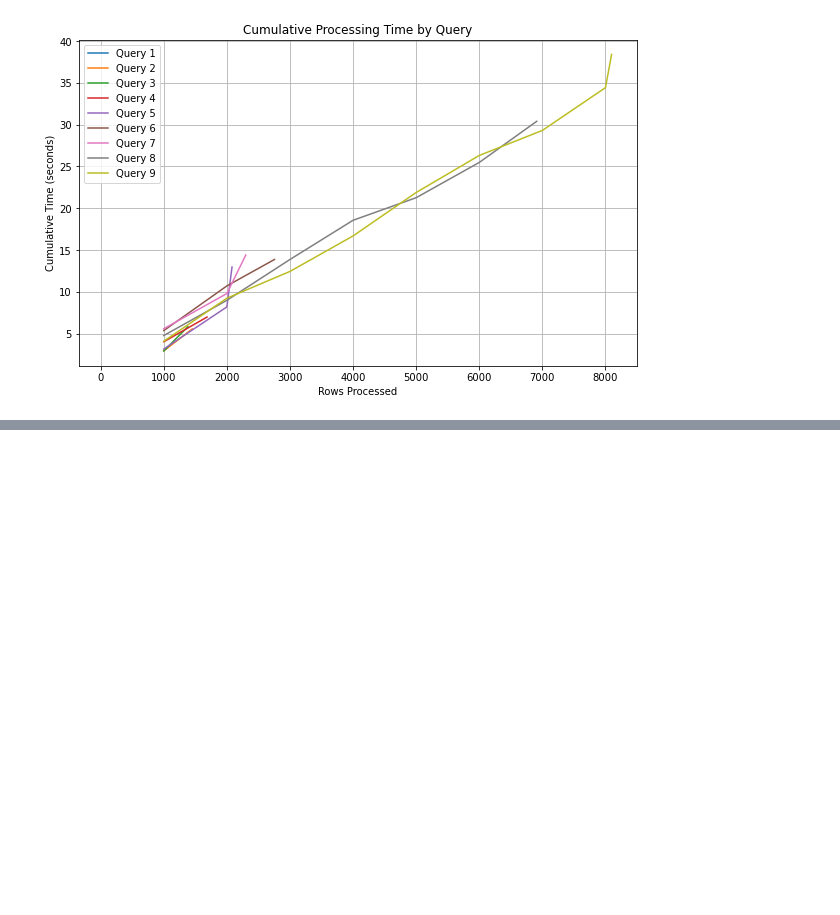
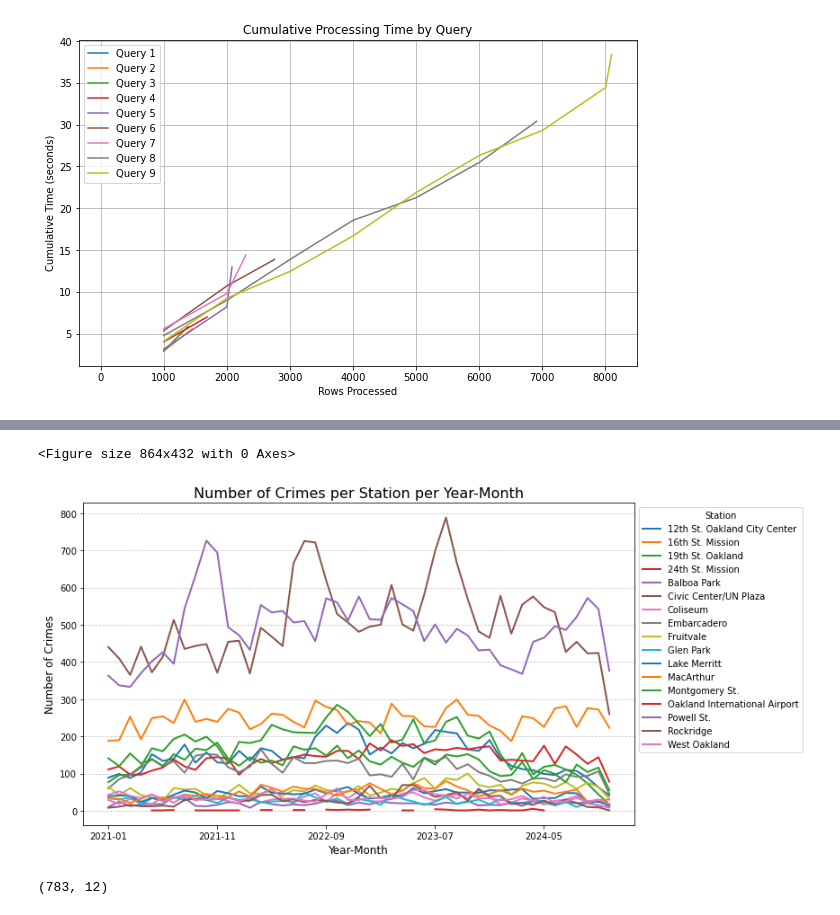
Before and after one commit to dysonkona/STA-141B-Final-Project, a Jupyter notebook: finalproj.ipynb, the cells around one changed output, grey strips where cells are left out. Cells and saved outputs as stored; diff of their text form; code cells hidden in the pictures; blank space fills up the shorter version.

```diff
--- a/finalproj.ipynb
+++ b/finalproj.ipynb
@@ -326,0 +466,18 @@ crimeData.groupby('station').size().reset_index(name = 'Number of Crimes')
+# %%
+result = (
+    crimeData.groupby(['year', 'month', 'station'])
+    .agg(
+        crimes_per_station=("crime", "size"),  # Number of crimes per station
+        most_common_crime=("crime", lambda x: x.mode()[0]),  # Most common crime
+        percent_night=("night", lambda x: x.mean()),  # % crimes at night
+        percent_violent=("isViolent", lambda x: x.mean()),  # % violent crimes
+        avg_distance=("distance", "mean"),  # Average distance
+    )
+    .reset_index()
+)
+
+result['year_month'] = (
+    result['year'].astype(str) + '-' + result['month'].astype(str).str.zfill(2)
+)
+
+display(result.sample(5))
@@ -326,0 +491,24 @@ crimeData.groupby('station').size().reset_index(name = 'Number of Crimes')
+# %%
+import matplotlib.pyplot as plt
+
+# Pivot the data to have stations as columns and year_month as rows
+crime_summary = result.pivot(index='year_month', columns='station', values='crimes_per_station')
+
+# Plot the data
+plt.figure(figsize=(12, 6))
+crime_summary.plot(linewidth=2, figsize=(12, 6))
+plt.title('Number of Crimes per Station per Year-Month', fontsize=16)
+plt.xlabel('Year-Month', fontsize=12)
+plt.ylabel('Number of Crimes', fontsize=12)
+plt.grid(axis='y', linestyle='--', alpha=0.7)
+plt.legend(title='Station', fontsize=10, loc='upper left', bbox_to_anchor=(1, 1))
+plt.tight_layout()
+plt.show()
+# %% [output]
+<Figure size 864x432 with 0 Axes>
+[figure, added]
+# %%
+merged = pd.merge(stationInfo, result, on="station")
+merged.shape
+# %% [output]
+(783, 12)
```
Also changed, not shown: parts of 14 cells of this notebook, 3 other files.
